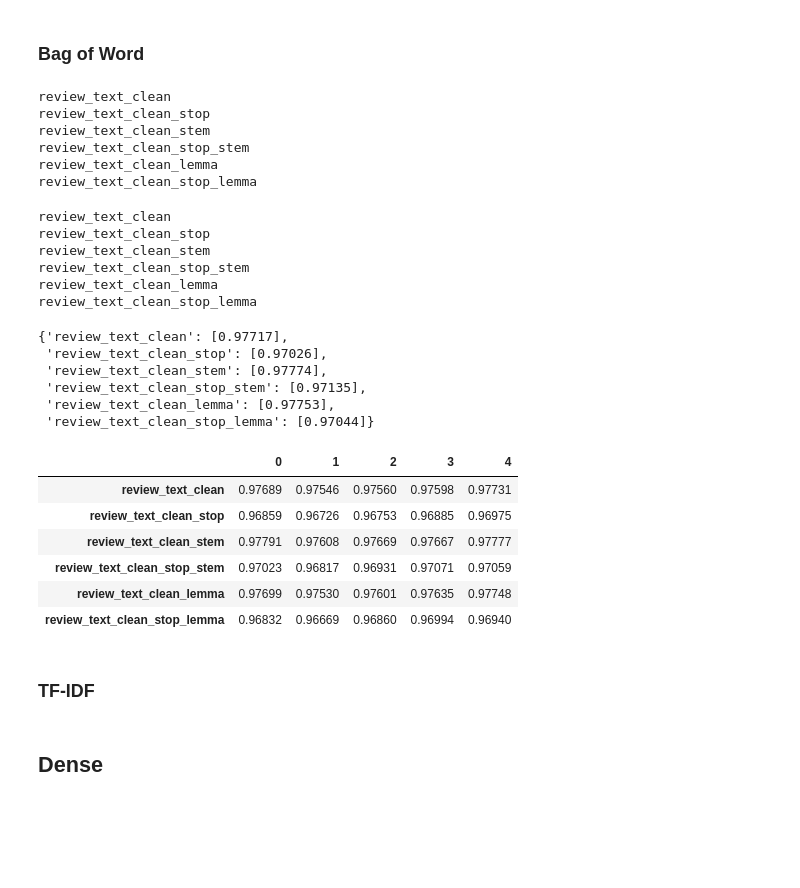
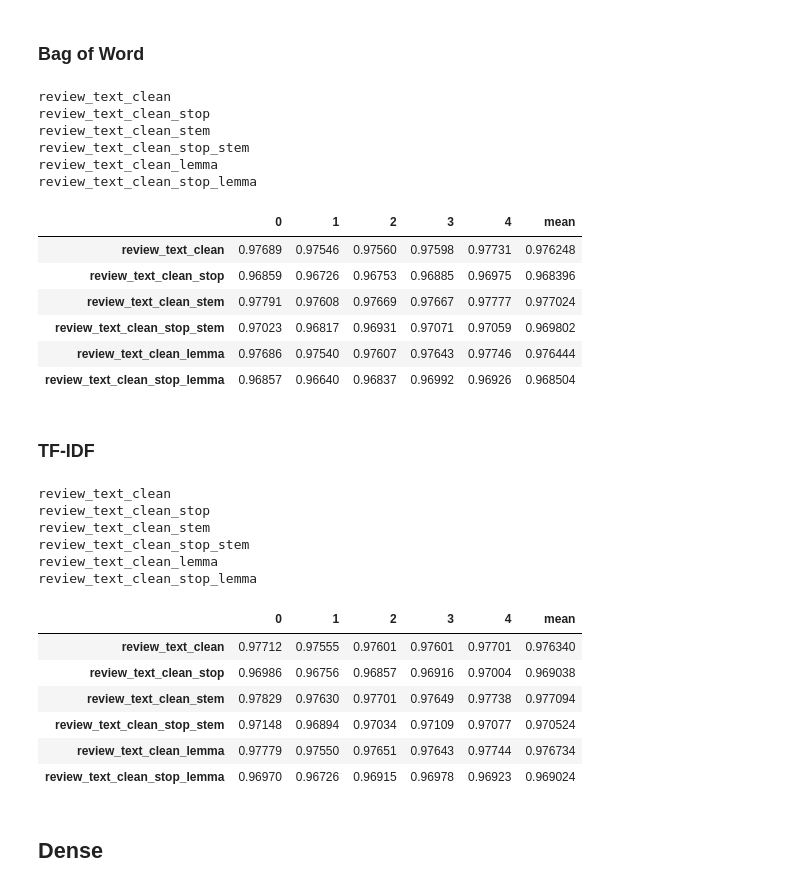
Before and after one commit to rdemarqui/sentiment_analysis, a Jupyter notebook: 02 Vectorization.ipynb, the cells around one changed output. Drawn from its saved outputs; the diff is of its cells as text; code cells hidden in the pictures; blank space fills up the shorter version.

```diff
--- a/02 Vectorization.ipynb
+++ b/02 Vectorization.ipynb
@@ -37,7 +37,7 @@ def vector_method_score(X_train, y_train, X_test, y_test, n_splits=5, shuffle=Tr
 
   return cv_score, test_score
 # %%
-def pipeline(X_train, X_test, y_train, y_test, vect_function):
+def pipeline(X_train, y_train, X_test, y_test, vect_function):
   dict_csv_score = {}
   dict_test_score = {}
   for preproc_method in X_train.columns:
@@ -120,30 +120,13 @@ ax.invert_yaxis();
 from sklearn.feature_extraction.text import CountVectorizer
 # %%
 def apply_bag_of_word(X_train, X_test):
-  vectorizer = CountVectorizer(dtype=np.float32)
+  vectorizer = CountVectorizer(lowercase=False, dtype=np.float32)
   X_train_vec = vectorizer.fit_transform(X_train)
   X_test_vec = vectorizer.transform(X_test)
 
   return X_train_vec, X_test_vec
-# %%
-dict_csv_score = {}
-dict_test_score = {}
-for preproc_method in X_train.columns:
-  print(preproc_method)
-  X_train_vec, X_test_vec = apply_bag_of_word(X_train[preproc_method], X_test[preproc_method])
-  cv_score, test_score = vector_method_score(X_train_vec, y_train, X_test_vec, y_test)
-
-  dict_csv_score[preproc_method] = cv_score
-  dict_test_score[preproc_method] = [test_score]
-# %% [output]
-review_text_clean
-review_text_clean_stop
-review_text_clean_stem
-review_text_clean_stop_stem
-review_text_clean_lemma
-review_text_clean_stop_lemma
 # %%
-cv_score_bow, test_score_bow = pipeline(X_train, X_test, y_train, y_test, apply_bag_of_word)
+cv_score_bow, test_score_bow = pipeline(X_train, y_train, X_test, y_test, apply_bag_of_word)
 # %% [output]
 review_text_clean
 review_text_clean_stop
@@ -151,26 +134,18 @@ review_text_clean_stem
 review_text_clean_stop_stem
 review_text_clean_lemma
 review_text_clean_stop_lemma
-# %%
-test_score_bow
-# %% [output]
-{'review_text_clean': [0.97717],
- 'review_text_clean_stop': [0.97026],
- 'review_text_clean_stem': [0.97774],
- 'review_text_clean_stop_stem': [0.97135],
- 'review_text_clean_lemma': [0.97753],
- 'review_text_clean_stop_lemma': [0.97044]}
-# %%
-cv_score_bow = pd.DataFrame(dict_csv_score).T
-test_score_bow = pd.DataFrame(dict_test_score).T
-# %% [output]
-|  | 0 | 1 | 2 | 3 | 4 |
-| review_text_clean | 0.97689 | 0.97546 | 0.97560 | 0.97598 | 0.97731 |
-| review_text_clean_stop | 0.96859 | 0.96726 | 0.96753 | 0.96885 | 0.96975 |
-| review_text_clean_stem | 0.97791 | 0.97608 | 0.97669 | 0.97667 | 0.97777 |
-| review_text_clean_stop_stem | 0.97023 | 0.96817 | 0.96931 | 0.97071 | 0.97059 |
-| review_text_clean_lemma | 0.97699 | 0.97530 | 0.97601 | 0.97635 | 0.97748 |
-| review_text_clean_stop_lemma | 0.96832 | 0.96669 | 0.96860 | 0.96994 | 0.96940 |
+# %%
+df_cv_score_bow = pd.DataFrame(cv_score_bow).T
+df_cv_score_bow['mean'] = df_cv_score_bow.mean(axis=1)
+df_cv_score_bow
+# %% [output]
+|  | 0 | 1 | 2 | 3 | 4 | mean |
+| review_text_clean | 0.97689 | 0.97546 | 0.97560 | 0.97598 | 0.97731 | 0.976248 |
+| review_text_clean_stop | 0.96859 | 0.96726 | 0.96753 | 0.96885 | 0.96975 | 0.968396 |
+| review_text_clean_stem | 0.97791 | 0.97608 | 0.97669 | 0.97667 | 0.97777 | 0.977024 |
+| review_text_clean_stop_stem | 0.97023 | 0.96817 | 0.96931 | 0.97071 | 0.97059 | 0.969802 |
+| review_text_clean_lemma | 0.97686 | 0.97540 | 0.97607 | 0.97643 | 0.97746 | 0.976444 |
+| review_text_clean_stop_lemma | 0.96857 | 0.96640 | 0.96837 | 0.96992 | 0.96926 | 0.968504 |
 # %% [markdown]
 ### TF-IDF
 # %%
@@ -209,3 +160,24 @@ similarity
+# %%
+cv_score_tfidf, test_score_tfidf = pipeline(X_train, y_train, X_test, y_test, apply_tf_idf)
+# %% [output]
+review_text_clean
+review_text_clean_stop
+review_text_clean_stem
+review_text_clean_stop_stem
+review_text_clean_lemma
+review_text_clean_stop_lemma
+# %%
+df_cv_score_tfidf = pd.DataFrame(cv_score_tfidf).T
+df_cv_score_tfidf['mean'] = df_cv_score_tfidf.mean(axis=1)
+df_cv_score_tfidf
+# %% [output]
+|  | 0 | 1 | 2 | 3 | 4 | mean |
+| review_text_clean | 0.97712 | 0.97555 | 0.97601 | 0.97601 | 0.97701 | 0.976340 |
+| review_text_clean_stop | 0.96986 | 0.96756 | 0.96857 | 0.96916 | 0.97004 | 0.969038 |
+| review_text_clean_stem | 0.97829 | 0.97630 | 0.97701 | 0.97649 | 0.97738 | 0.977094 |
+| review_text_clean_stop_stem | 0.97148 | 0.96894 | 0.97034 | 0.97109 | 0.97077 | 0.970524 |
+| review_text_clean_lemma | 0.97779 | 0.97550 | 0.97651 | 0.97643 | 0.97744 | 0.976734 |
+| review_text_clean_stop_lemma | 0.96970 | 0.96726 | 0.96915 | 0.96978 | 0.96923 | 0.969024 |
 # %% [markdown]
 ## Dense
 # %% [markdown]
```
Also changed, not shown: parts of 15 cells of this notebook.
